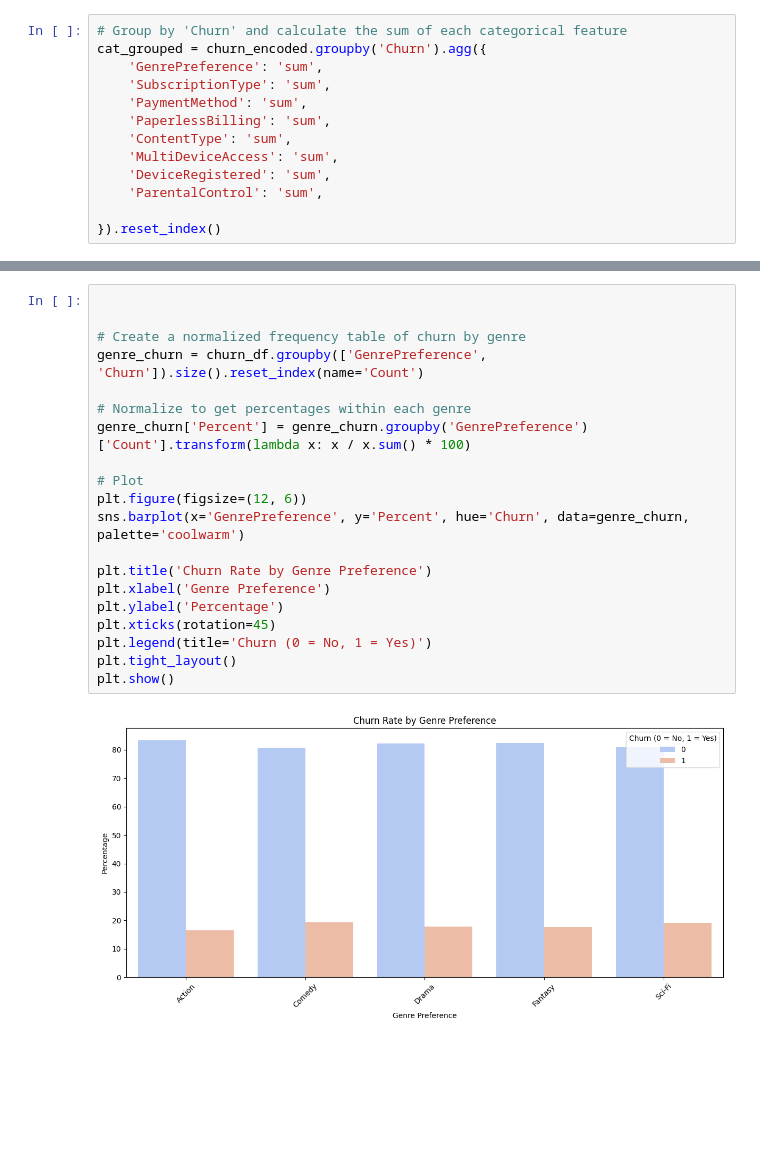
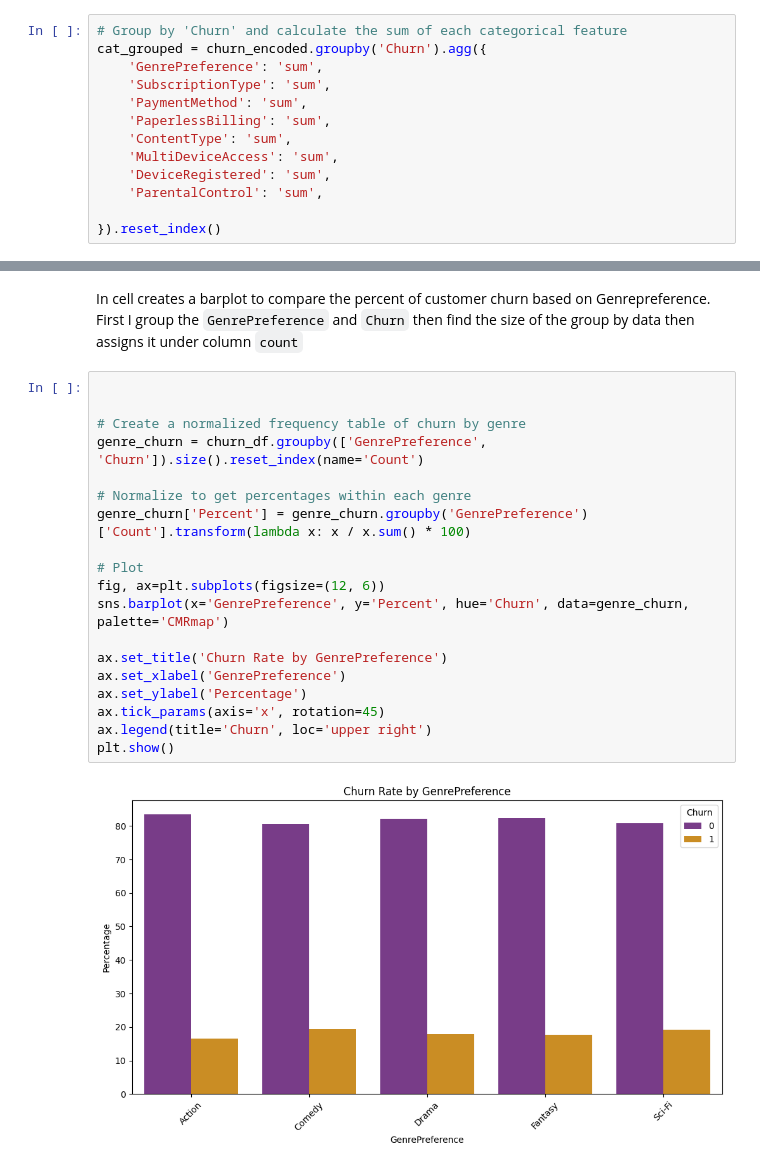
Before and after one commit to RonnyMuthomi/Predictive-Analytic-for-Customer-Churn, a Jupyter notebook: index.ipynb, the cells around one changed output, grey strips where cells are left out. Drawn from its saved outputs; the diff is of its cells as text; blank space fills up the shorter version.

```diff
--- a/index.ipynb
+++ b/index.ipynb
@@ -603,22 +648,23 @@ Need to undestand more
+# %% [markdown]
+In cell creates a barplot to compare the percent of customer churn based on Genrepreference. First I group the `GenrePreference` and `Churn` then find the size of the group by data then assigns it under column `count`
 # %%
 
 
 # Create a normalized frequency table of churn by genre
 genre_churn = churn_df.groupby(['GenrePreference', 'Churn']).size().reset_index(name='Count')
 
 # Normalize to get percentages within each genre
 genre_churn['Percent'] = genre_churn.groupby('GenrePreference')['Count'].transform(lambda x: x / x.sum() * 100)
 
 # Plot
-plt.figure(figsize=(12, 6))
-sns.barplot(x='GenrePreference', y='Percent', hue='Churn', data=genre_churn, palette='coolwarm')
+fig, ax=plt.subplots(figsize=(12, 6))
+sns.barplot(x='GenrePreference', y='Percent', hue='Churn', data=genre_churn, palette='CMRmap')
 
-plt.title('Churn Rate by Genre Preference')
-plt.xlabel('Genre Preference')
-plt.ylabel('Percentage')
-plt.xticks(rotation=45)
-plt.legend(title='Churn (0 = No, 1 = Yes)')
-plt.tight_layout()
+ax.set_title('Churn Rate by GenrePreference')
+ax.set_xlabel('GenrePreference')
+ax.set_ylabel('Percentage')
+ax.tick_params(axis='x', rotation=45)
+ax.legend(title='Churn', loc='upper right')
 plt.show()
 # %% [output]
-[figure, old version]
+[figure, new version]
```
Also changed, not shown: parts of 27 cells of this notebook.
